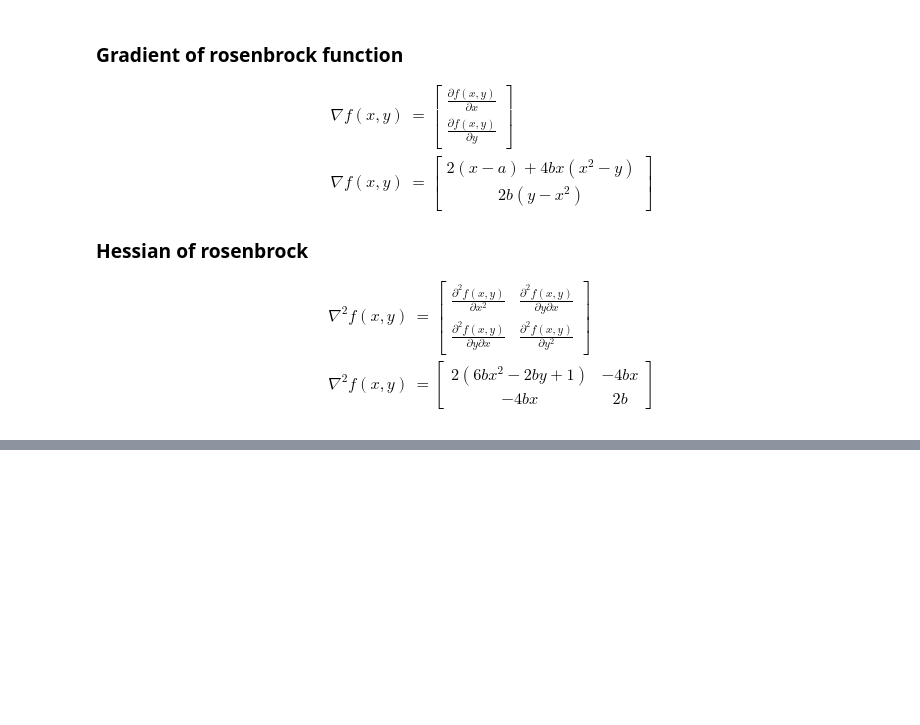
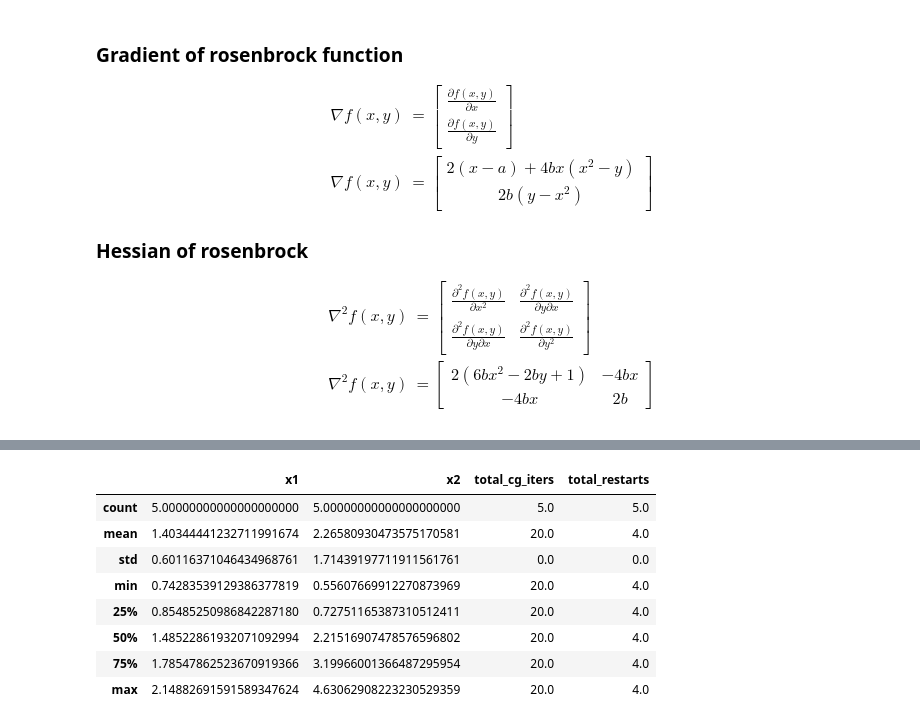
Before and after one commit to hfloresr/optimization, a Jupyter notebook: hw2/hw2.ipynb, the cells around one changed output, grey strips where cells are left out. Cells and saved outputs as stored; diff of their text form; code cells hidden in the pictures; blank space fills up the shorter version.

Commit message:
added hw2 writeup

```diff
--- a/hw2/hw2.ipynb
+++ b/hw2/hw2.ipynb
@@ -70,5 +81,3 @@ $$
     \end{bmatrix}
 \end{align}
 $$
-# %%
-x0 = np.array([1.3, 0.7, 0.8, 1.9, 1.2])
@@ -91,0 +196,41 @@ def rosenbrock_grad(x):
+# %%
+np.set_printoptions(precision=20)
+pd.options.display.precision = 20
+
+niter20_restart5_2d = []
+niter200_restart5_2d = []
+
+niter20_restart5_10d = []
+niter200_restart5_10d = []
+
+
+for i in range(n):
+    niter20_restart5_2d.append(
+        cg_newton(x0_2d[i,:,0], nrosenbrock_grad, nrosenbrock_hessian, niter=20, restart=5))
+    niter200_restart5_2d.append(
+        cg_newton(x0_2d[i,:,1], nrosenbrock_grad, nrosenbrock_hessian, niter=200, restart=5))
+
+    niter20_restart5_10d.append(
+        cg_newton(x0_10d[i,:,0], nrosenbrock_grad, nrosenbrock_hessian, niter=20, restart=5))
+    niter200_restart5_10d.append(
+        cg_newton(x0_10d[i,:,1], nrosenbrock_grad, nrosenbrock_hessian, niter=200, restart=5))
+# %%
+# We will convert all numpy arrays to a pandas dataframe so we can easilty compute statistics
+# and print in latex form for the writeup
+
+columns2d = ['x1', 'x2', 'total_cg_iters', 'total_restarts']
+columns10d = ['x1', 'x2', 'x3', 'x4', 'x5',
+              'x6', 'x7', 'x8', 'x9', 'x10',
+              'total_cg_iters', 'total_restarts']
+
+niter20_restart5_2d = pd.DataFrame(np.array(niter20_restart5_2d))
+niter20_restart5_2d.columns = columns2d
+
+niter200_restart5_2d = pd.DataFrame(np.array(niter200_restart5_2d))
+niter200_restart5_2d.columns = columns2d
+
+niter20_restart5_10d = pd.DataFrame(np.array(niter20_restart5_10d))
+niter20_restart5_10d.columns = columns10d
+
+niter200_restart5_10d = pd.DataFrame(np.array(niter200_restart5_10d))
+niter200_restart5_10d.columns = columns10d
@@ -91,0 +260,12 @@ def rosenbrock_grad(x):
+# %%
+niter20_restart5_2d.describe()
+# %% [output]
+|  | x1 | x2 | total_cg_iters | total_restarts |
+| count | 5.00000000000000000000 | 5.00000000000000000000 | 5.0 | 5.0 |
+| mean | 1.40344441232711991674 | 2.26580930473575170581 | 20.0 | 4.0 |
+| std | 0.60116371046434968761 | 1.71439197711911561761 | 0.0 | 0.0 |
+| min | 0.74283539129386377819 | 0.55607669912270873969 | 20.0 | 4.0 |
+| 25% | 0.85485250986842287180 | 0.72751165387310512411 | 20.0 | 4.0 |
+| 50% | 1.48522861932071092994 | 2.21516907478576596802 | 20.0 | 4.0 |
+| 75% | 1.78547862523670919366 | 3.19966001366487295954 | 20.0 | 4.0 |
+| max | 2.14882691591589347624 | 4.63062908223230529359 | 20.0 | 4.0 |
```
Also changed, not shown: parts of 27 cells of this notebook, 1 other file.
